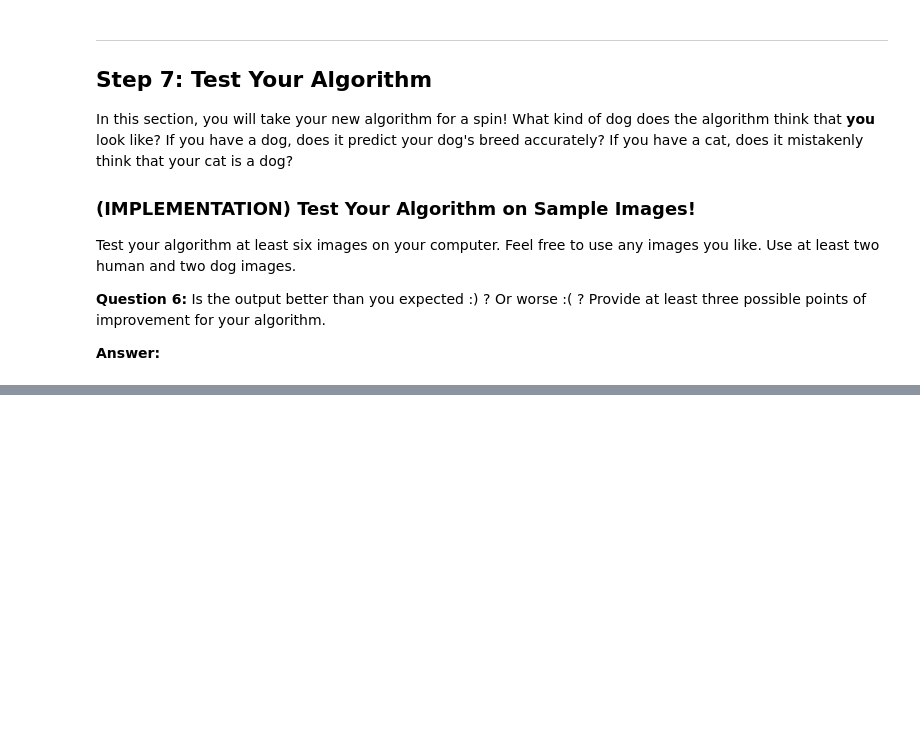
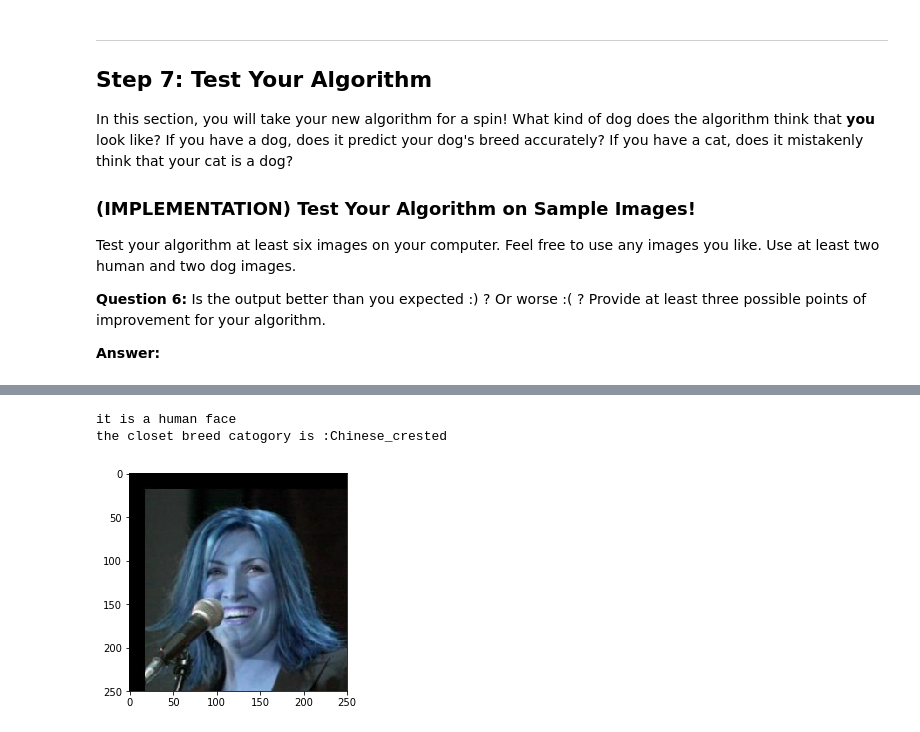
Before and after one commit to tiandiao123/deep_learning, a Jupyter notebook: dog-project/dog_app.ipynb, the cells around one changed output, grey strips where cells are left out. Saved outputs shown, nothing was run; the diff lists cells and outputs as text; code cells hidden in the pictures; blank space fills up the shorter version.

```diff
--- a/dog-project/dog_app.ipynb
+++ b/dog-project/dog_app.ipynb
@@ -688,0 +798,6 @@ __Answer:__
+# %%
+neuralNet_predict('lfw/Jo_Dee_Messina/Jo_Dee_Messina_0001.jpg')
+# %% [output]
+it is a human face
+the closet breed catogory is :Chinese_crested
+[figure, added]
```
Also changed, not shown: parts of 21 cells of this notebook, 1 other file.
